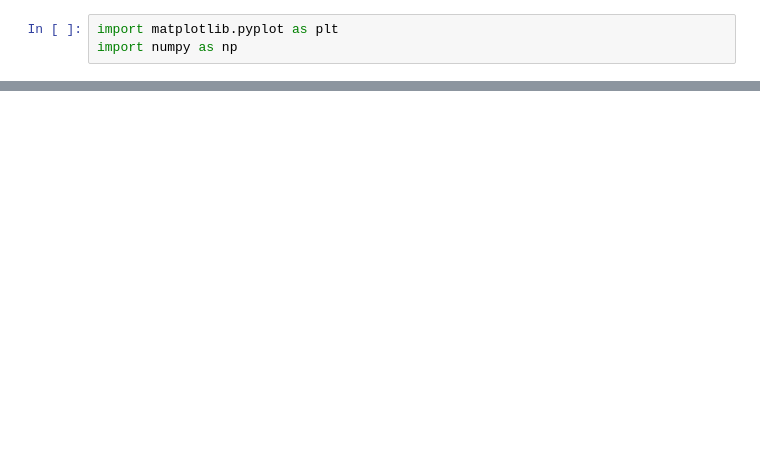
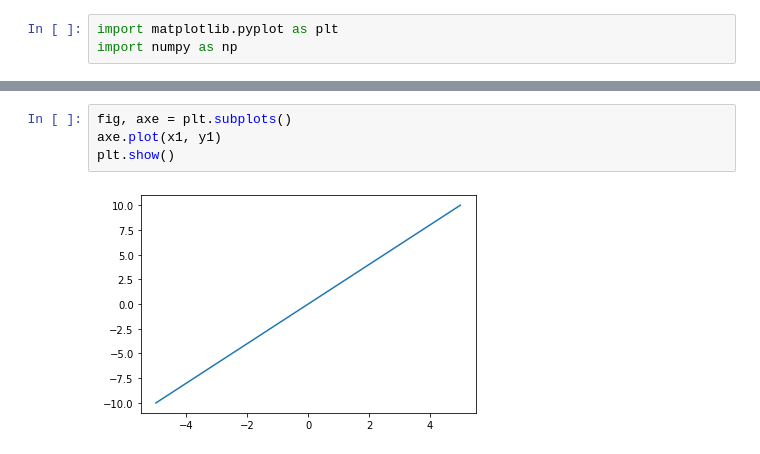
Before and after one commit to turingplanet/matplotlib-intro-tutorial, a Jupyter notebook: notebooks/1-matplot-intro.ipynb, the cells around one changed output, grey strips where cells are left out. Drawn from its saved outputs; the diff is of its cells as text; blank space fills up the shorter version.

```diff
--- a/notebooks/1-matplot-intro.ipynb
+++ b/notebooks/1-matplot-intro.ipynb
@@ -45,0 +20,6 @@ plt.show()
+# %%
+fig, axe = plt.subplots()
+axe.plot(x1, y1)
+plt.show()
+# %% [output]
+[figure, added]
```
Also changed, not shown: parts of 8 cells of this notebook, 3 other files.
